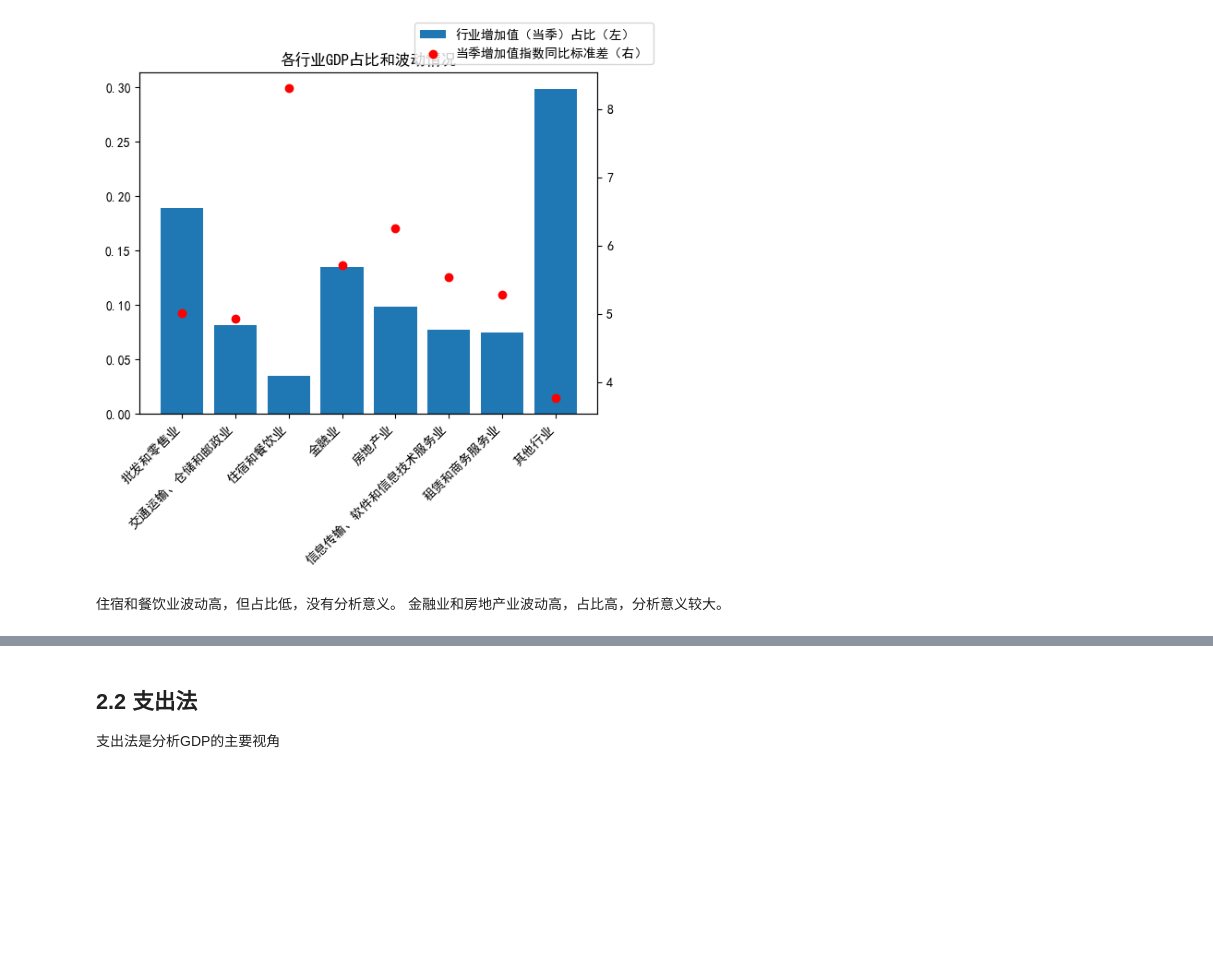
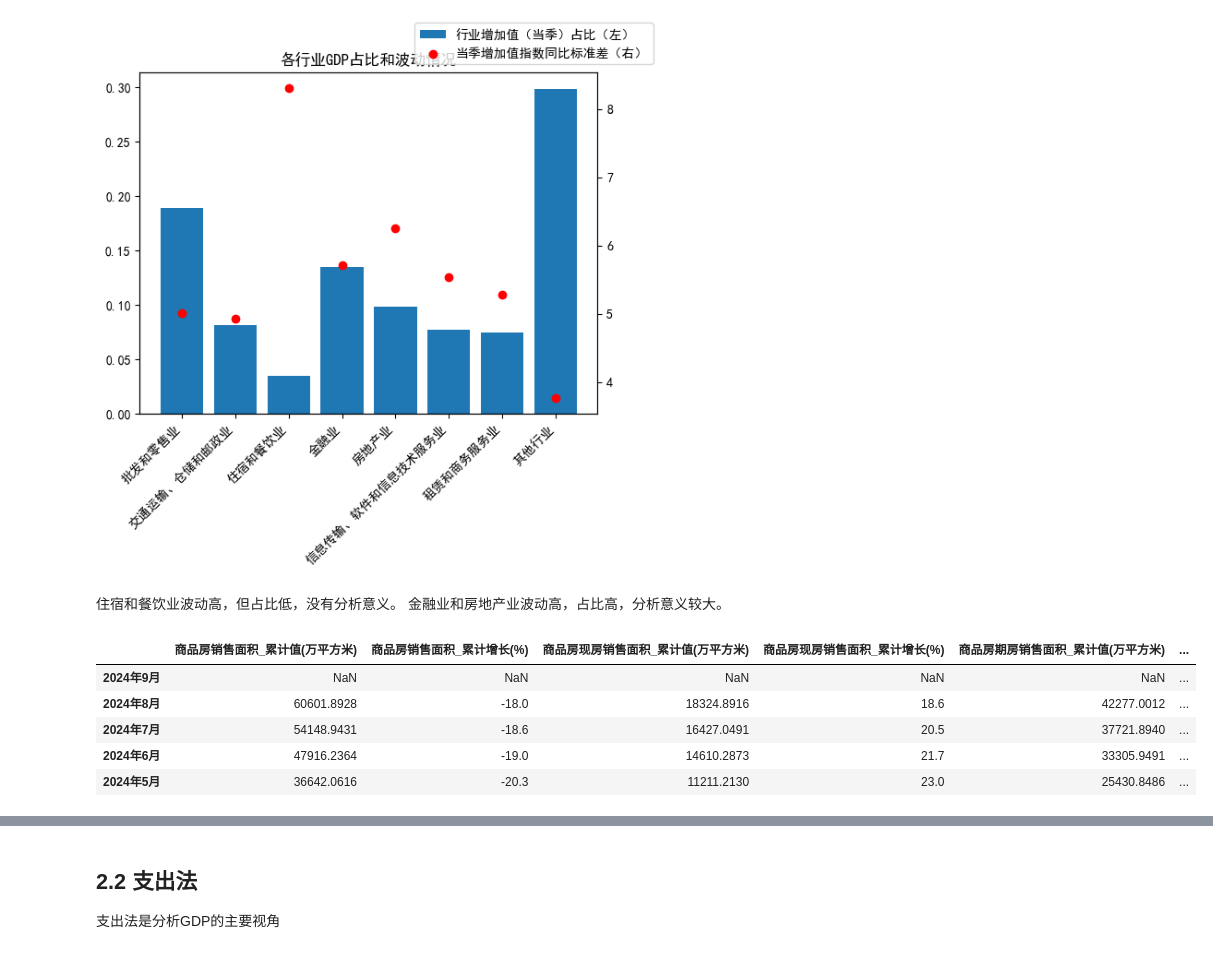
Before and after one commit to kampfer/various-data, a Jupyter notebook: src/researches/jupyter/gdp.ipynb, the cells around one changed output, grey strips where cells are left out. Cells and saved outputs as stored; diff of their text form; code cells hidden in the pictures; blank space fills up the shorter version.

```diff
--- a/src/researches/jupyter/gdp.ipynb
+++ b/src/researches/jupyter/gdp.ipynb
@@ -515,3 +515,14 @@ ax_1.set_xticklabels(cols, rotation=45, ha='right')
 # %% [markdown]
 住宿和餐饮业波动高，但占比低，没有分析意义。
 金融业和房地产业波动高，占比高，分析意义较大。
+# %%
+fdcMonthlyDf = ak.macro_china_nbs_nation(kind="月度数据", path="房地产>商品房销售面积", period="2000-")
+fdcMonthlyDf = fdcMonthlyDf.transpose()
+fdcMonthlyDf.head()
+# %% [output]
+|  | 商品房销售面积_累计值(万平方米) | 商品房销售面积_累计增长(%) | 商品房现房销售面积_累计值(万平方米) | 商品房现房销售面积_累计增长(%) | 商品房期房销售面积_累计值(万平方米) | ... |
+| 2024年9月 | NaN | NaN | NaN | NaN | NaN | ... |
+| 2024年8月 | 60601.8928 | -18.0 | 18324.8916 | 18.6 | 42277.0012 | ... |
+| 2024年7月 | 54148.9431 | -18.6 | 16427.0491 | 20.5 | 37721.8940 | ... |
+| 2024年6月 | 47916.2364 | -19.0 | 14610.2873 | 21.7 | 33305.9491 | ... |
+| 2024年5月 | 36642.0616 | -20.3 | 11211.2130 | 23.0 | 25430.8486 | ... |
```
Also changed, not shown: parts of 2 cells of this notebook.
